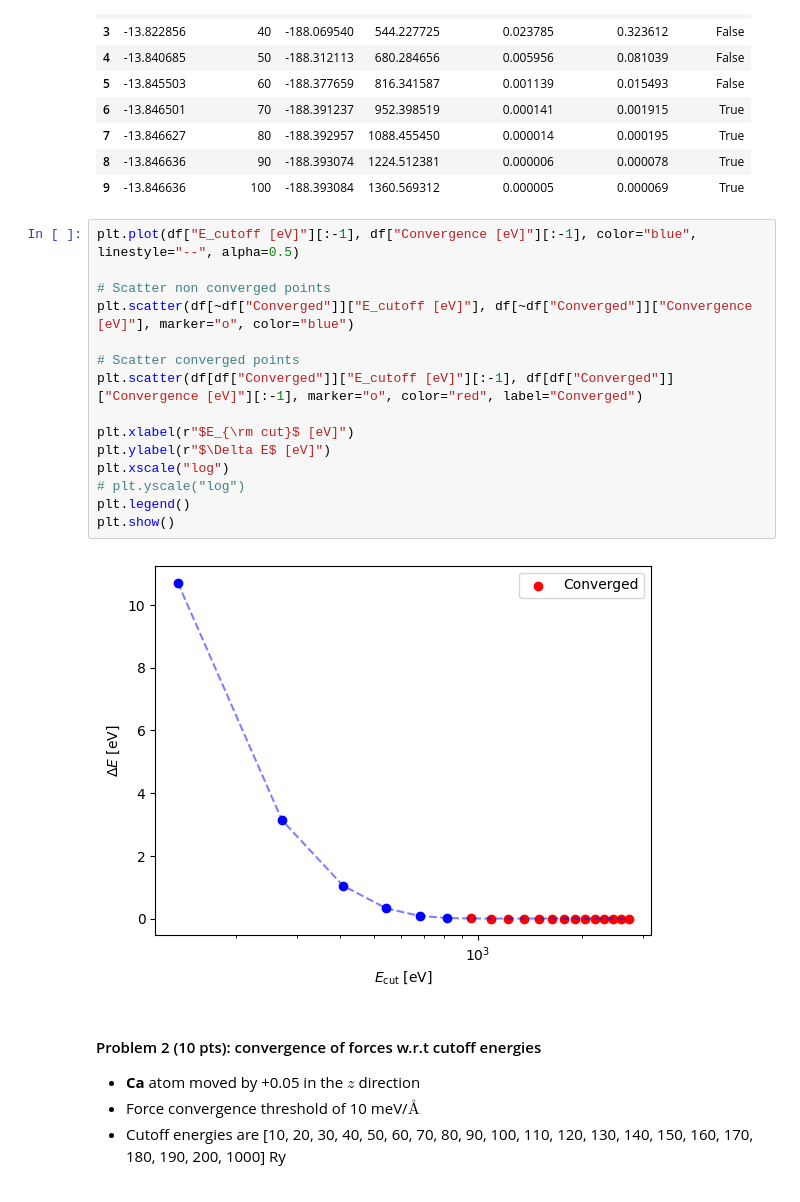
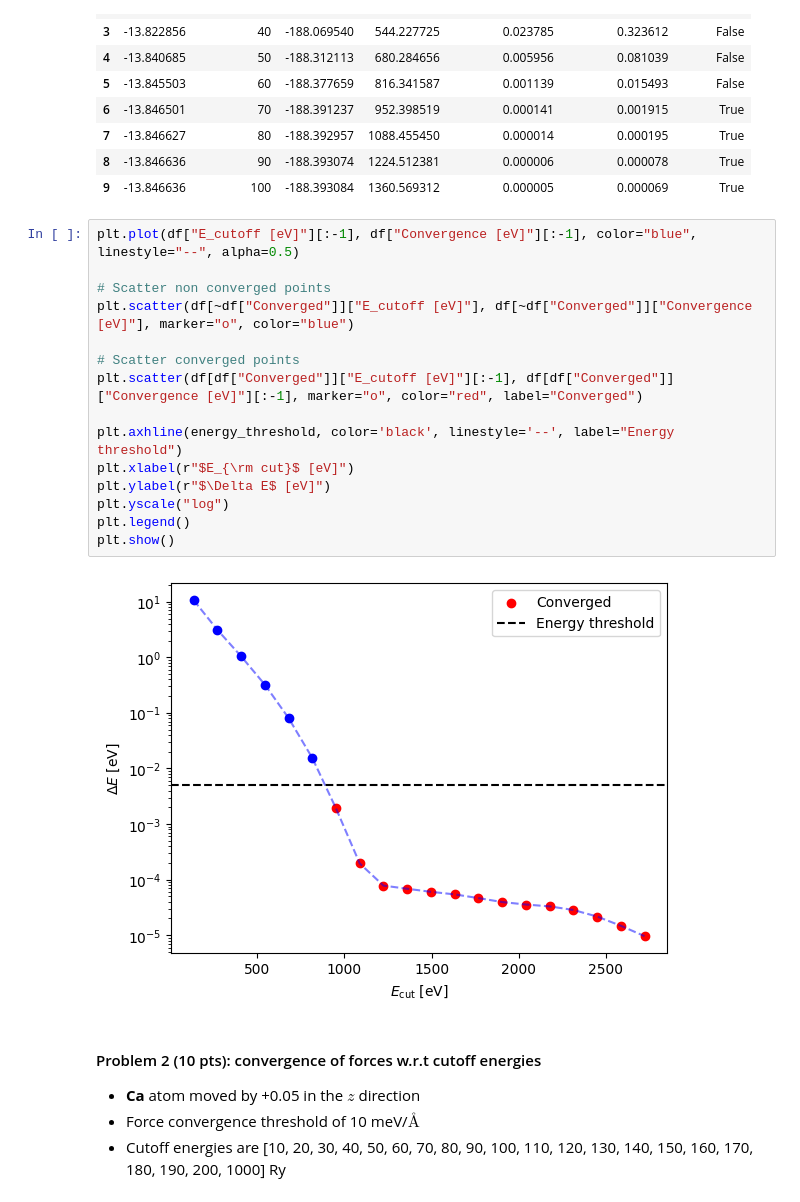
Before and after one commit to sylvainshan/MSE-468-Atomisitc-and-Quantum-Simulations-of-Materials, a Jupyter notebook: lab2/analysis.ipynb, the cells around one changed output. Saved outputs shown, nothing was run; the diff lists cells and outputs as text.

Commit message:
Update Problem 5
Computed convergence of energy differences

```diff
--- a/lab2/analysis.ipynb
+++ b/lab2/analysis.ipynb
@@ -47,20 +47,20 @@ df.head(10)
 # %%
 plt.plot(df["E_cutoff [eV]"][:-1], df["Convergence [eV]"][:-1], color="blue", linestyle="--", alpha=0.5)
 
 # Scatter non converged points
 plt.scatter(df[~df["Converged"]]["E_cutoff [eV]"], df[~df["Converged"]]["Convergence [eV]"], marker="o", color="blue")
 
 # Scatter converged points
 plt.scatter(df[df["Converged"]]["E_cutoff [eV]"][:-1], df[df["Converged"]]["Convergence [eV]"][:-1], marker="o", color="red", label="Converged")
 
+plt.axhline(energy_threshold, color='black', linestyle='--', label="Energy threshold")
 plt.xlabel(r"$E_{\rm cut}$ [eV]")
 plt.ylabel(r"$\Delta E$ [eV]")
-plt.xscale("log")
-# plt.yscale("log")
+plt.yscale("log")
 plt.legend()
 plt.show()
 # %% [output]
-[figure, old version]
+[figure, new version]
 # %% [markdown]
 #### Problem 2 (10 pts): convergence of forces w.r.t cutoff energies
 
```
Also changed, not shown: parts of 10 cells of this notebook, 6 other files.
